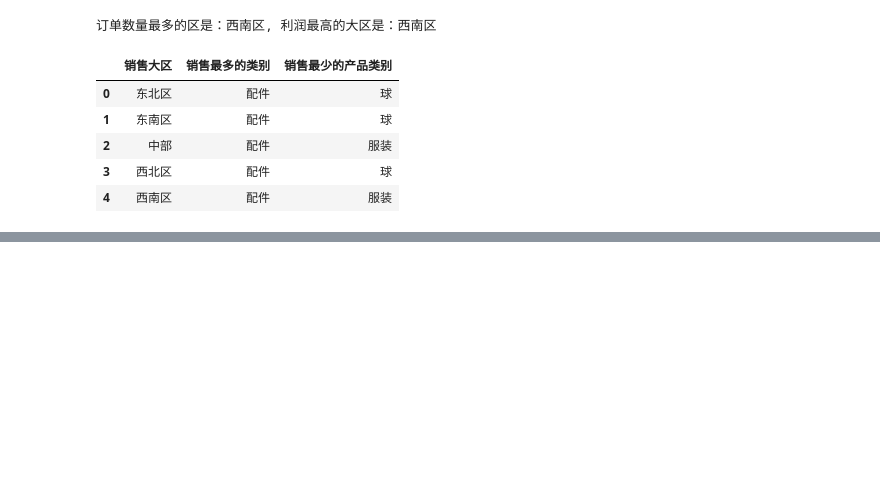
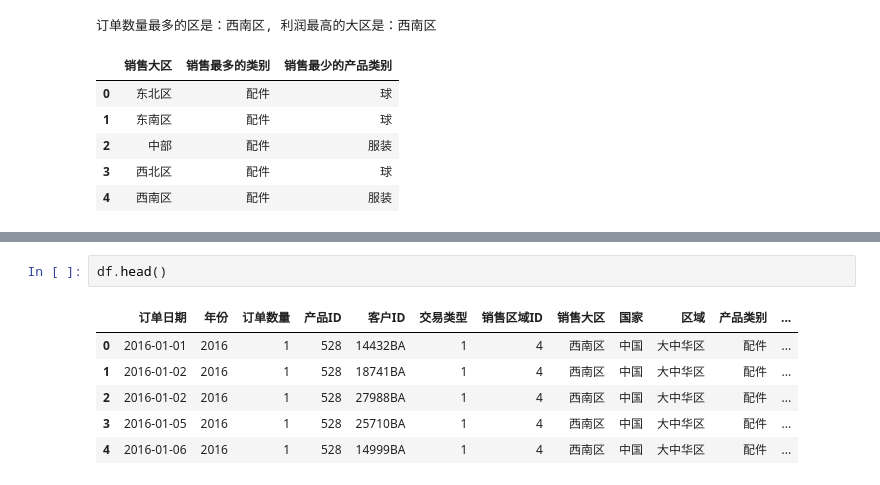
Before and after one commit to JasperJLYu/Pandas, a Jupyter notebook: demos/订单销售数据分析/data_analysis.ipynb, the cells around one changed output, grey strips where cells are left out. Saved outputs shown, nothing was run; the diff lists cells and outputs as text; blank space fills up the shorter version.

```diff
--- a/demos/订单销售数据分析/data_analysis.ipynb
+++ b/demos/订单销售数据分析/data_analysis.ipynb
@@ -188,0 +210,9 @@ sales_info
+# %%
+df.head()
+# %% [output]
+|  | 订单日期 | 年份 | 订单数量 | 产品ID | 客户ID | 交易类型 | 销售区域ID | 销售大区 | 国家 | 区域 | 产品类别 | ... |
+| 0 | 2016-01-01 | 2016 | 1 | 528 | 14432BA | 1 | 4 | 西南区 | 中国 | 大中华区 | 配件 | ... |
+| 1 | 2016-01-02 | 2016 | 1 | 528 | 18741BA | 1 | 4 | 西南区 | 中国 | 大中华区 | 配件 | ... |
+| 2 | 2016-01-02 | 2016 | 1 | 528 | 27988BA | 1 | 4 | 西南区 | 中国 | 大中华区 | 配件 | ... |
+| 3 | 2016-01-05 | 2016 | 1 | 528 | 25710BA | 1 | 4 | 西南区 | 中国 | 大中华区 | 配件 | ... |
+| 4 | 2016-01-06 | 2016 | 1 | 528 | 14999BA | 1 | 4 | 西南区 | 中国 | 大中华区 | 配件 | ... |
```
Also changed, not shown: parts of 4 cells of this notebook.
